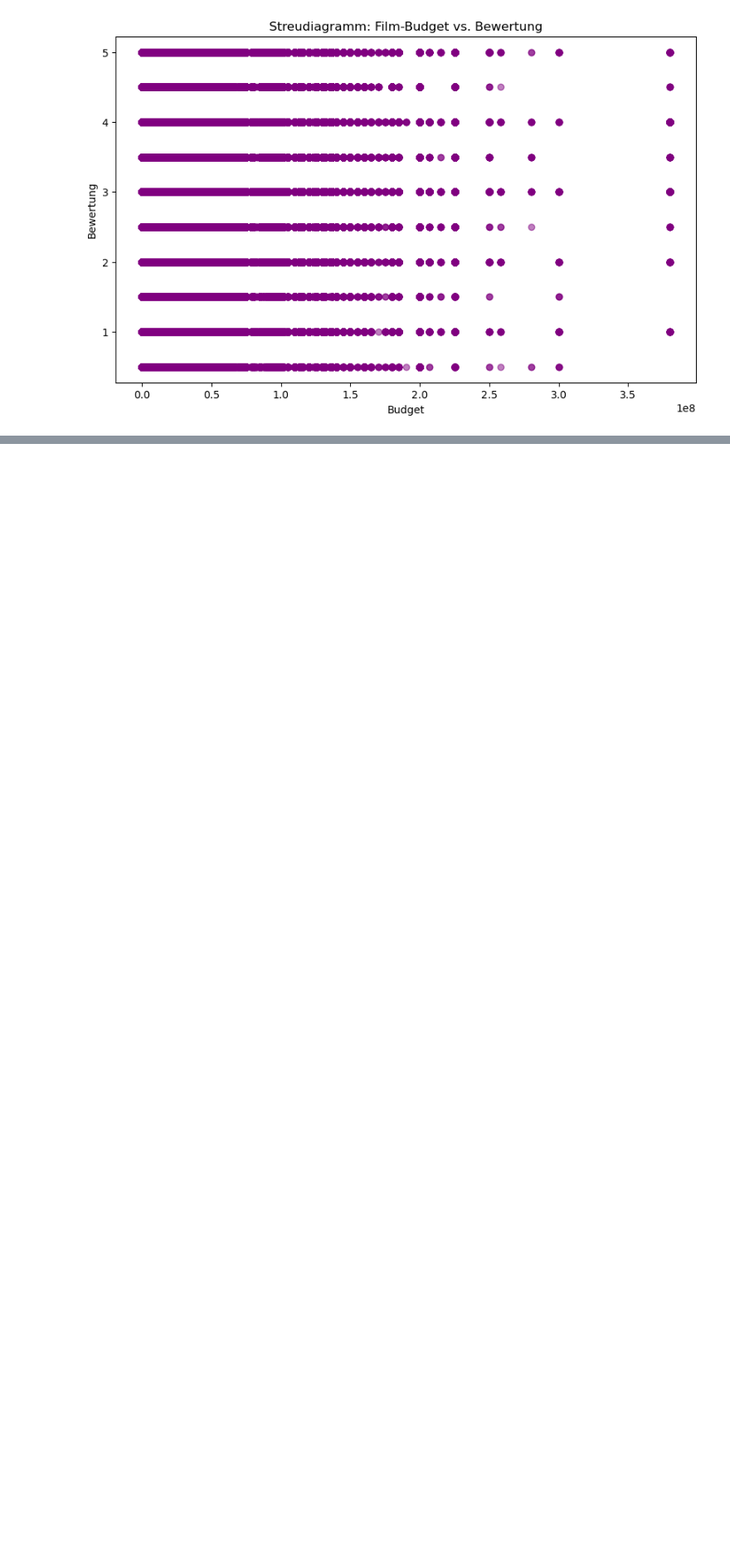
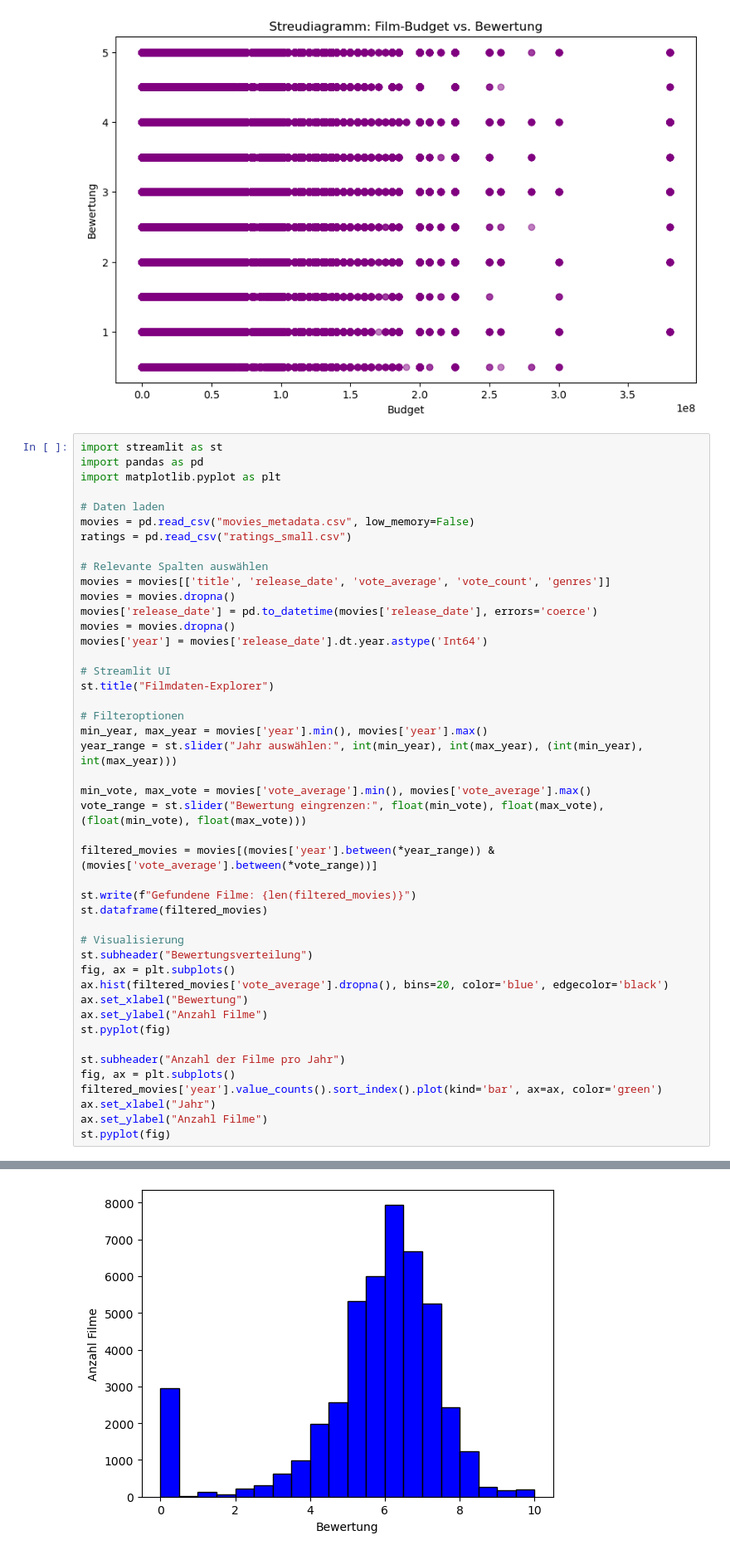
Before and after one commit to Pavloria/Movie-Ratings-Analysis, a Jupyter notebook: projekt.ipynb, the cells around one changed output, grey strips where cells are left out. Shown at 83% size. Drawn from its saved outputs; the diff is of its cells as text; blank space fills up the shorter version.

Commit message:
Up ot Date

```diff
--- a/projekt.ipynb
+++ b/projekt.ipynb
@@ -97,3 +98,49 @@ plt.ylabel('Bewertung')
 plt.show()
 # %% [output]
 [figure]
+# %%
+import streamlit as st
+import pandas as pd
+import matplotlib.pyplot as plt
+
+# Daten laden
+movies = pd.read_csv("movies_metadata.csv", low_memory=False)
+ratings = pd.read_csv("ratings_small.csv")
+
+# Relevante Spalten auswählen
+movies = movies[['title', 'release_date', 'vote_average', 'vote_count', 'genres']]
+movies = movies.dropna()
+movies['release_date'] = pd.to_datetime(movies['release_date'], errors='coerce')
+movies = movies.dropna()
+movies['year'] = movies['release_date'].dt.year.astype('Int64')
+
+# Streamlit UI
+st.title("Filmdaten-Explorer")
+
+# Filteroptionen
+min_year, max_year = movies['year'].min(), movies['year'].max()
+year_range = st.slider("Jahr auswählen:", int(min_year), int(max_year), (int(min_year), int(max_year)))
+
+min_vote, max_vote = movies['vote_average'].min(), movies['vote_average'].max()
+vote_range = st.slider("Bewertung eingrenzen:", float(min_vote), float(max_vote), (float(min_vote), float(max_vote)))
+
+filtered_movies = movies[(movies['year'].between(*year_range)) & (movies['vote_average'].between(*vote_range))]
+
+st.write(f"Gefundene Filme: {len(filtered_movies)}")
+st.dataframe(filtered_movies)
+
+# Visualisierung
+st.subheader("Bewertungsverteilung")
+fig, ax = plt.subplots()
+ax.hist(filtered_movies['vote_average'].dropna(), bins=20, color='blue', edgecolor='black')
+ax.set_xlabel("Bewertung")
+ax.set_ylabel("Anzahl Filme")
+st.pyplot(fig)
+
+st.subheader("Anzahl der Filme pro Jahr")
+fig, ax = plt.subplots()
+filtered_movies['year'].value_counts().sort_index().plot(kind='bar', ax=ax, color='green')
+ax.set_xlabel("Jahr")
+ax.set_ylabel("Anzahl Filme")
+st.pyplot(fig)
+# %% [output]
@@ -99,0 +148 @@ plt.show()
+[figure, added]
```
Also changed, not shown: parts of 2 cells of this notebook.
